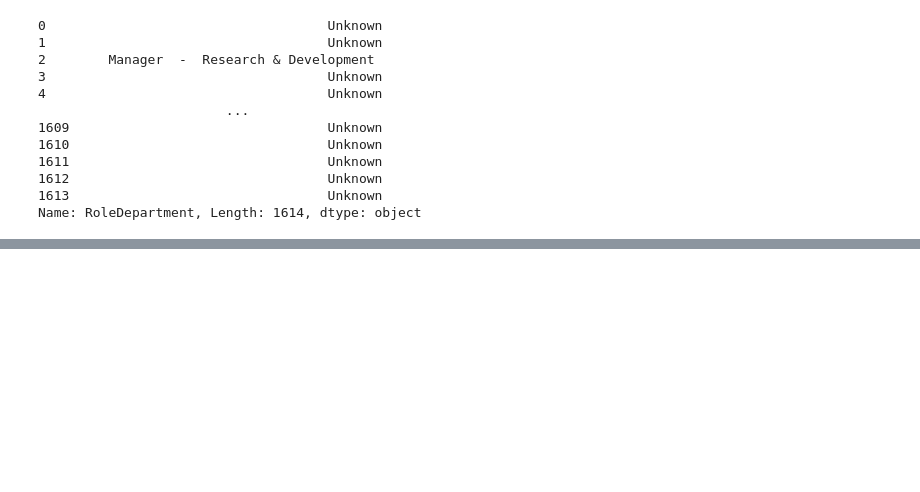
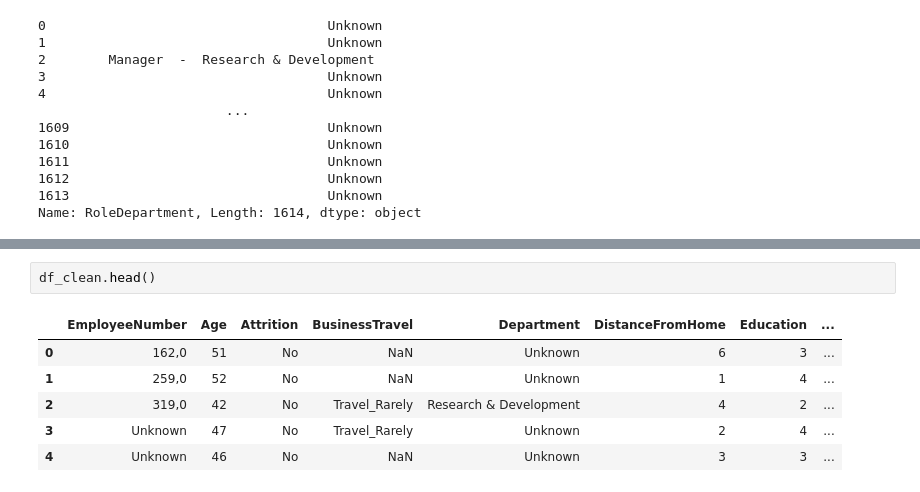
Before and after one commit to Adalab/proyecto-da-promo-b-modulo-3-team-1, a Jupyter notebook: EDA.ipynb, the cells around one changed output, grey strips where cells are left out. Saved outputs shown, nothing was run; the diff lists cells and outputs as text; blank space fills up the shorter version.

```diff
--- a/EDA.ipynb
+++ b/EDA.ipynb
@@ -920,0 +1044,9 @@ Name: RoleDepartment, Length: 1614, dtype: object
+# %%
+df_clean.head()
+# %% [output]
+|  | EmployeeNumber | Age | Attrition | BusinessTravel | Department | DistanceFromHome | Education | ... |
+| 0 | 162,0 | 51 | No | NaN | Unknown | 6 | 3 | ... |
+| 1 | 259,0 | 52 | No | NaN | Unknown | 1 | 4 | ... |
+| 2 | 319,0 | 42 | No | Travel_Rarely | Research & Development | 4 | 2 | ... |
+| 3 | Unknown | 47 | No | Travel_Rarely | Unknown | 2 | 4 | ... |
+| 4 | Unknown | 46 | No | NaN | Unknown | 3 | 3 | ... |
```
Also changed, not shown: parts of 16 cells of this notebook.
